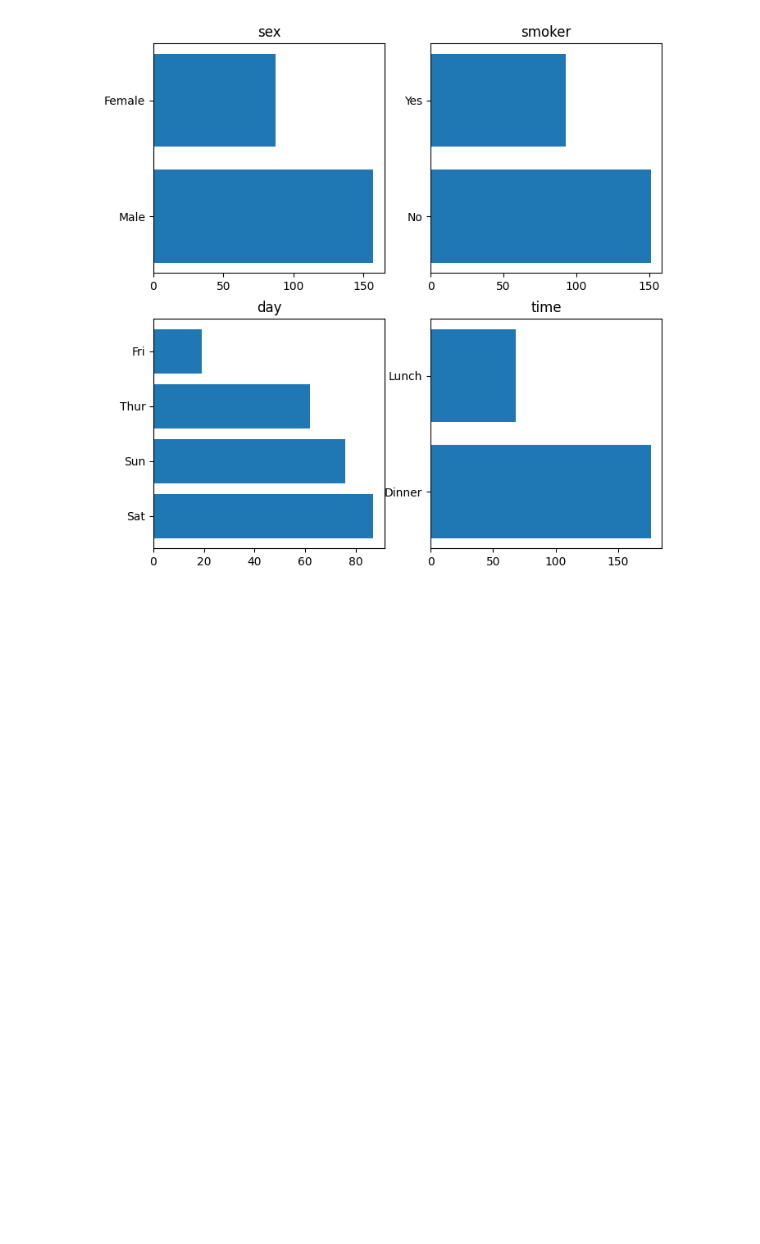
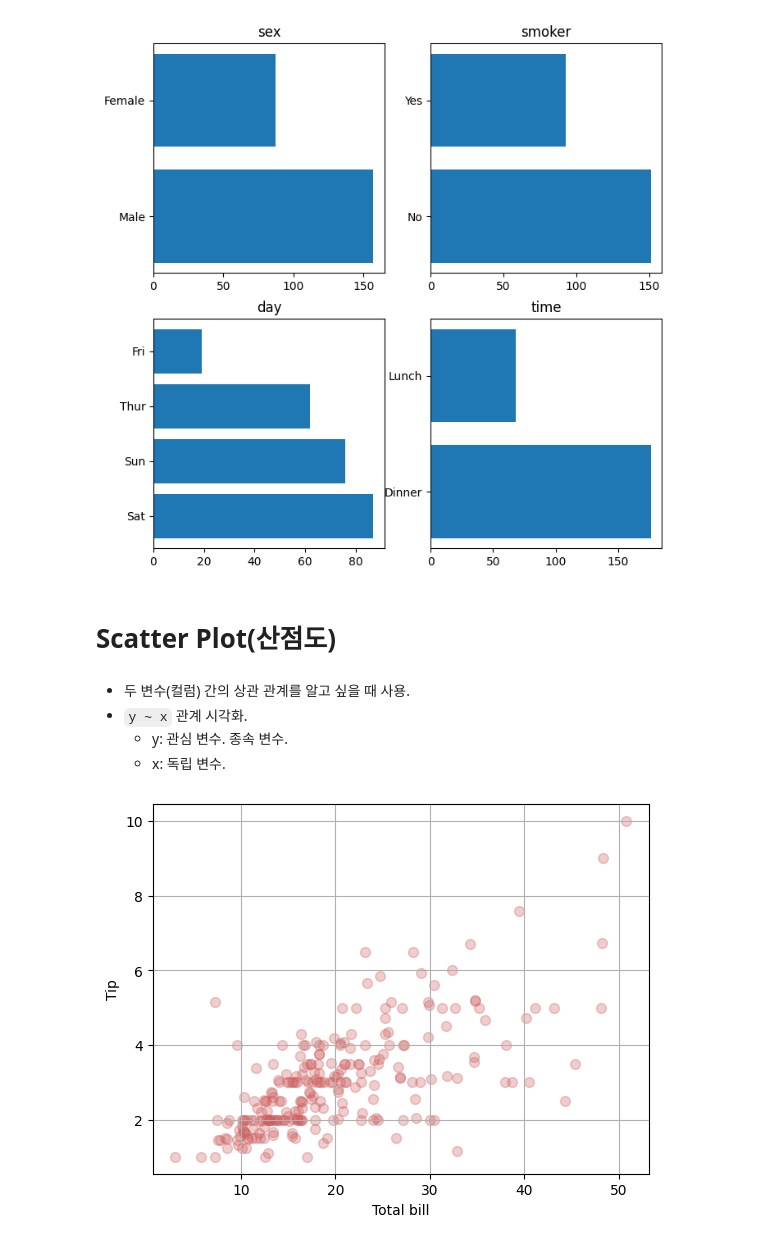
Before and after one commit to JakeOh/202504_itwill_oracle88, a Jupyter notebook: python20.ipynb, the cells around one changed output. Saved outputs shown, nothing was run; the diff lists cells and outputs as text; code cells hidden in the pictures; blank space fills up the shorter version.

Commit message:
scatter plot

```diff
--- a/python20.ipynb
+++ b/python20.ipynb
@@ -486,3 +486,24 @@ for i, row in enumerate(titles):
 plt.show()
 # %% [output]
 [figure]
+# %% [markdown]
+# Scatter Plot(산점도)
+# %% [markdown]
+*   두 변수(컬럼) 간의 상관 관계를 알고 싶을 때 사용.
+*   `y ~ x` 관계 시각화.
+    *   y: 관심 변수. 종속 변수.
+    *   x: 독립 변수.
+# %%
+# tip ~ total_bill 관계
+plt.scatter(x=tips.total_bill, y=tips.tip,  # x축, y축에 사용할 변수(컬럼)
+            alpha=0.3,                      # alpha: 투명도(0: 투명, 1: 불투명)
+            s=50,                           # s: size. 마커의 크기.
+            c='IndianRed',                  # c: color. 마커의 색깔
+            marker='o'                      # marker: 마커의 모양(o, s, v, ^, *, +, ...)
+            )
+plt.xlabel('Total bill')
+plt.ylabel('Tip')
+plt.grid()
+plt.show()
+# %% [output]
+[figure, added]
```
Also changed, not shown: parts of 2 cells of this notebook.
